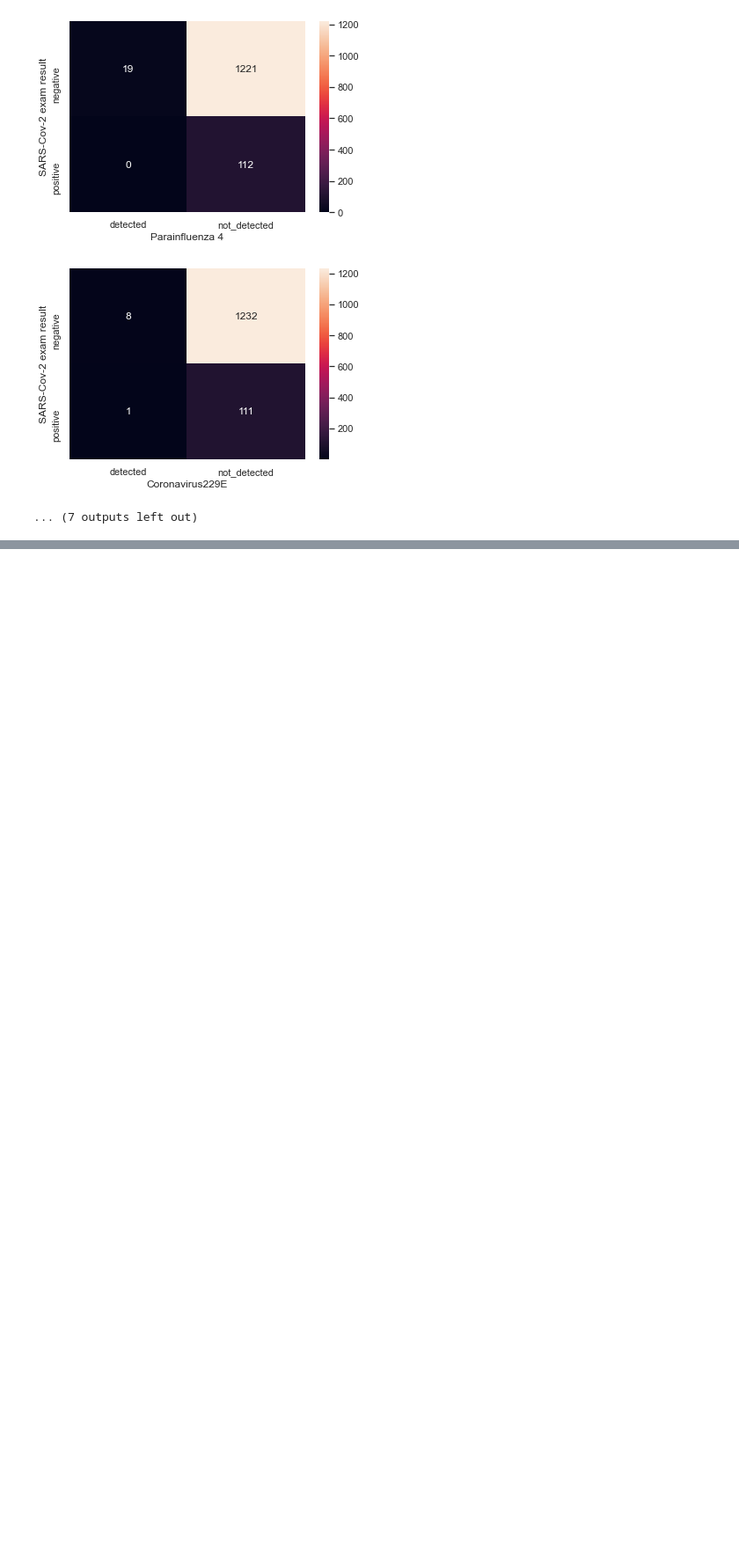
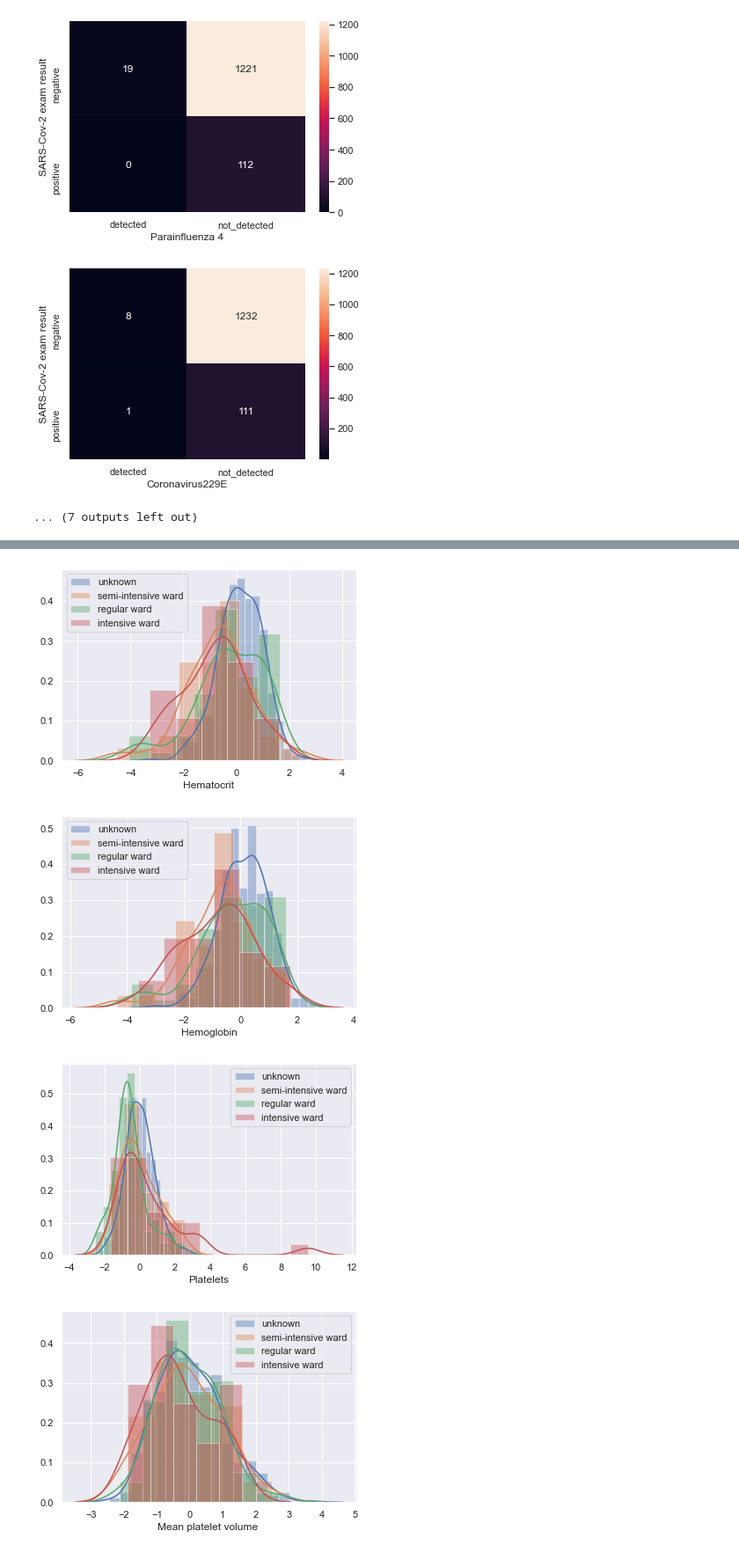
Before and after one commit to TrefleEncornet2/PortFolio, a Jupyter notebook: COVID.ipynb, the cells around one changed output, grey strips where cells are left out. Shown at 88% size. Saved outputs shown, nothing was run; the diff lists cells and outputs as text; code cells hidden in the pictures; blank space fills up the shorter version.

```diff
--- a/COVID.ipynb
+++ b/COVID.ipynb
@@ -280,0 +377,9 @@ Here we created a crosstab between the covid and every other virus. We can see t
+# %%
+is_sick_df = df.loc[df['test_positive'] == True]
+not_sick_df = df.loc[df['test_positive'] == False]
+# %%
+for col in blood_columns[0:10]:
+    plt.figure()
+    sns.distplot(is_sick_df[col], label ='sick')
+    sns.distplot(not_sick_df[col], label='not sick')
+    plt.legend()
@@ -280,0 +391,12 @@ Here we created a crosstab between the covid and every other virus. We can see t
+# %%
+def hospitalisation(df):
+    if df['Patient addmited to regular ward (1=yes, 0=no)'] == 1:
+        return('regular ward')
+    if df['Patient addmited to semi-intensive unit (1=yes, 0=no)'] == 1:
+        return('semi-intensive ward')
+    if df['Patient addmited to intensive care unit (1=yes, 0=no)'] == 1:
+        return('intensive ward')
+    else:
+        return('unknown')
+# %%
+df['statut'] = df.apply(hospitalisation, axis = 1)
@@ -280,0 +412,11 @@ Here we created a crosstab between the covid and every other virus. We can see t
+# %%
+for col in blood_columns[0:10]:
+    plt.figure()
+    for cat in df['statut'].unique():
+        sns.distplot(df[df['statut']==cat][col], label=cat)
+    plt.legend()
+# %% [output]
+[figure, added]
+[figure, added]
+[figure, added]
+[figure, added]
```
Also changed, not shown: parts of 43 cells of this notebook.
